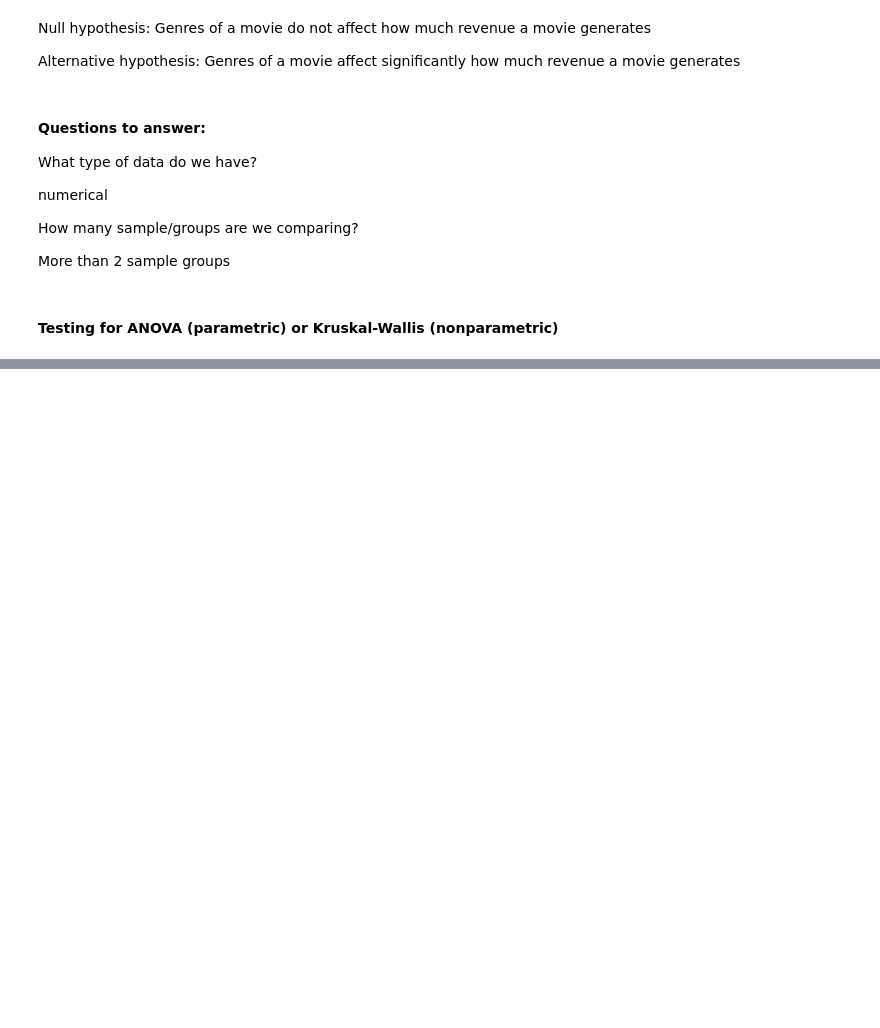
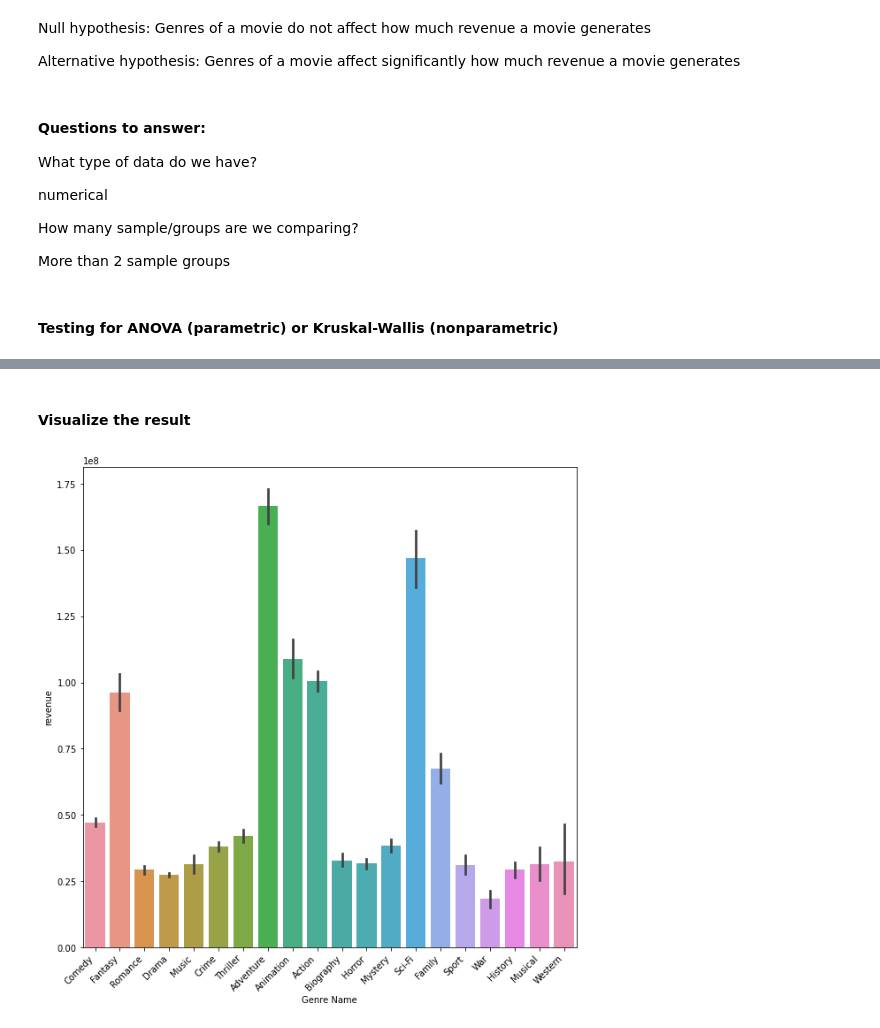
Before and after one commit to ChastityB/How-to-Make-The-Best-Movies, a Jupyter notebook: Part 4 - IMDB - How to Make The Best Movies - Hypothesis Testing.ipynb, the cells around one changed output, grey strips where cells are left out. Saved outputs shown, nothing was run; the diff lists cells and outputs as text; code cells hidden in the pictures; blank space fills up the shorter version.

```diff
--- a/Part 4 - IMDB - How to Make The Best Movies - Hypothesis Testing.ipynb
+++ b/Part 4 - IMDB - How to Make The Best Movies - Hypothesis Testing.ipynb
@@ -304,0 +860,7 @@ merged = pd.merge(genres)
+# %%
+#create a dictionry
+groups = {}
+for genre_name in df4['genre_name'].unique():
+    temp_df = df4.loc[df4['genre_name'] == genre_name, 'revenue']
+    groups[genre_name] = temp_df
+groups.keys()
@@ -304,0 +869,6 @@ merged = pd.merge(genres)
+# %%
+#loop through each item in the dictionary
+for genre_name, revenue in groups.items():
+    outliers = np.abs(stats.zscore(revenue)) > 3
+    print(f'{outliers.sum()} outliers were removed from {genre_name} group')
+    groups[genre_name] = revenue.loc[~outliers]
@@ -304,0 +898,13 @@ merged = pd.merge(genres)
+# %%
+#loop through groups and obtain normality
+norm_results = {}
+for genre_name, revenue in groups.items():
+    stat, p = stats.normaltest(revenue)
+    norm_results[genre_name] = {'n': len(revenue),
+                               'p': p}
+
+#create and display a dataframe from the norm_results
+df_norm_results = pd.DataFrame(norm_results).T
+df_norm_results['sig?'] = df_norm_results['p'] < 0.05
+
+df_norm_results
@@ -304,0 +980,10 @@ merged = pd.merge(genres)
+# %%
+#prepare a list for saving dataframes
+tukeys_df = []
+for genre, revenue in groups.items():
+    temp_df = pd.DataFrame({'revenue':revenue, 'genre_name': genre})
+    tukeys_df.append(temp_df)
+
+#concatenate the list of dataframes into 1
+tukeys_data = pd.concat(tukeys_df)
+tukeys_data
@@ -304,0 +1030,9 @@ merged = pd.merge(genres)
+# %% [markdown]
+#### Visualize the result
+# %%
+plt.figure(figsize=(10,10))
+ax = sns.barplot(data = tukeys_data, x = 'genre_name', y='revenue', ci=68)
+ax.set_xticklabels(ax.get_xticklabels(), rotation='45', ha='right')
+plt.xlabel('Genre Name');
+# %% [output]
+[figure, added]
```
Also changed, not shown: parts of 79 cells of this notebook, 2 other files.
